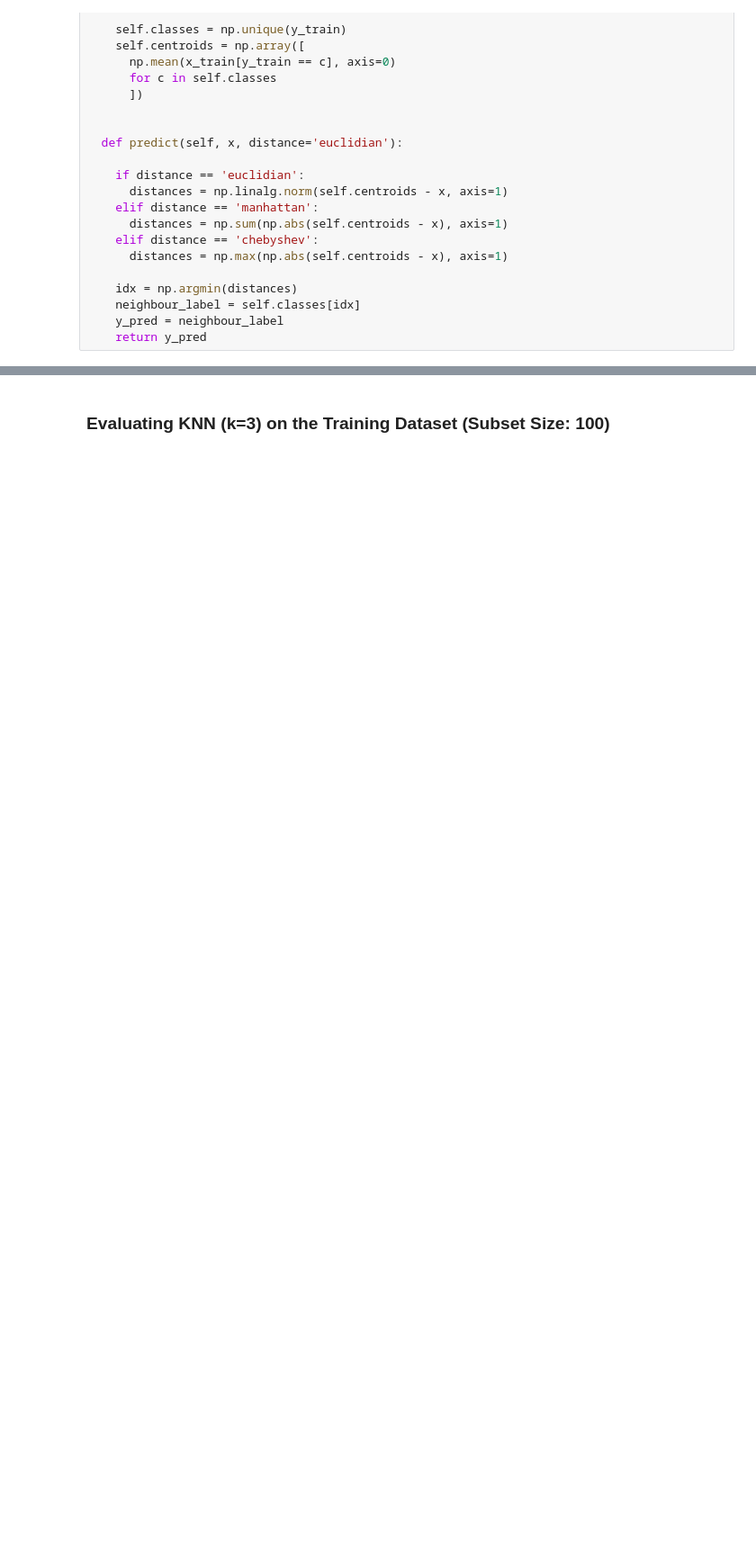
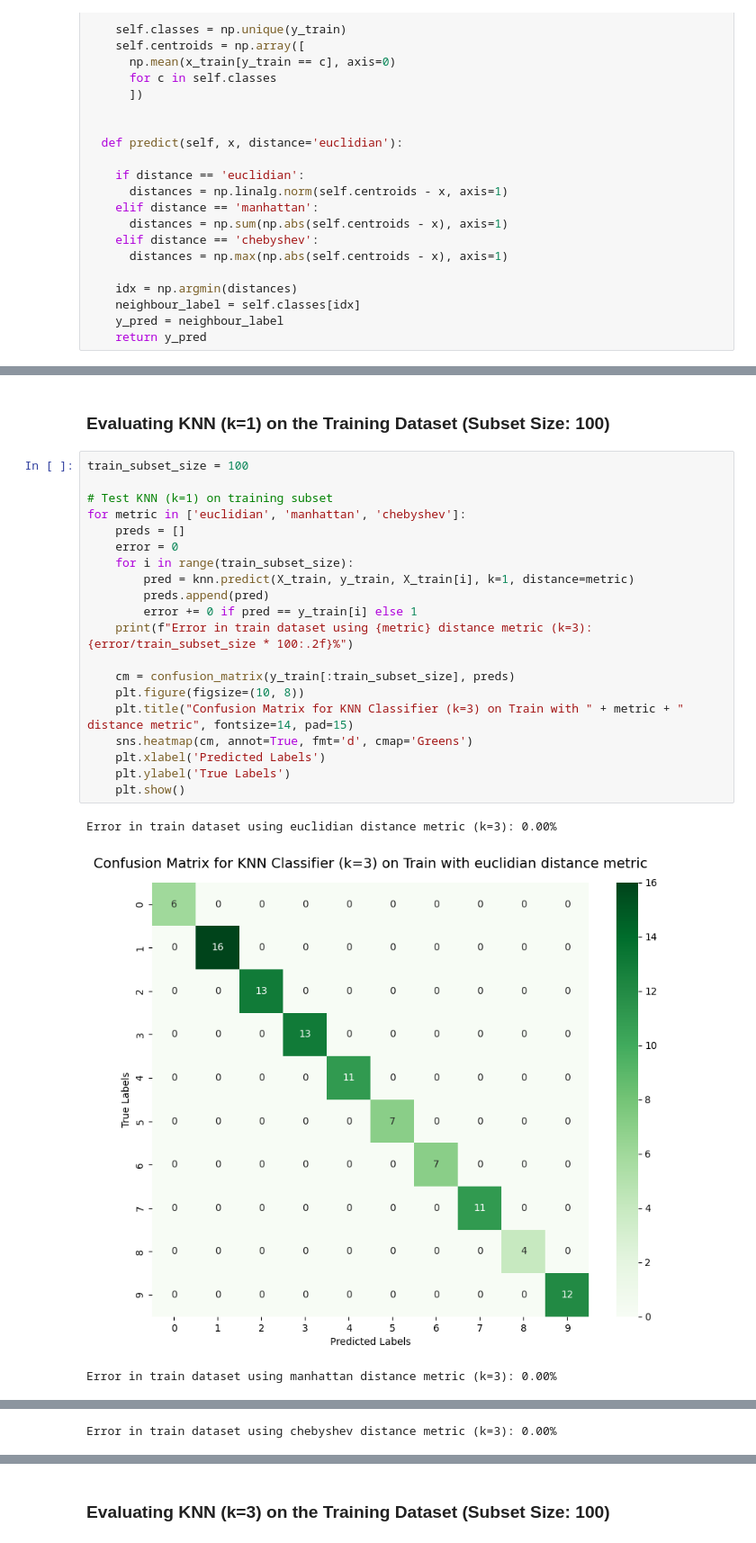
Before and after one commit to giannisster/knn-and-centroid-tests-over-cifar10, a Jupyter notebook: DL_Task_1.ipynb, the cells around one changed output, grey strips where cells are left out. Shown at 90% size. Drawn from its saved outputs; the diff is of its cells as text; blank space fills up the shorter version.

```diff
--- a/DL_Task_1.ipynb
+++ b/DL_Task_1.ipynb
@@ -133,0 +204,26 @@ for metric in ['euclidian', 'manhattan', 'chebyshev']:
+# %% [markdown]
+### Evaluating KNN (k=1) on the Training Dataset (Subset Size: 100)
+# %%
+train_subset_size = 100
+
+# Test KNN (k=1) on training subset
+for metric in ['euclidian', 'manhattan', 'chebyshev']:
+    preds = []
+    error = 0
+    for i in range(train_subset_size):
+        pred = knn.predict(X_train, y_train, X_train[i], k=1, distance=metric)
+        preds.append(pred)
+        error += 0 if pred == y_train[i] else 1
+    print(f"Error in train dataset using {metric} distance metric (k=3): {error/train_subset_size * 100:.2f}%")
+
+    cm = confusion_matrix(y_train[:train_subset_size], preds)
+    plt.figure(figsize=(10, 8))
+    plt.title("Confusion Matrix for KNN Classifier (k=3) on Train with " + metric + " distance metric", fontsize=14, pad=15)
+    sns.heatmap(cm, annot=True, fmt='d', cmap='Greens')
+    plt.xlabel('Predicted Labels')
+    plt.ylabel('True Labels')
+    plt.show()
+# %% [output]
+Error in train dataset using euclidian distance metric (k=3): 0.00%
+[figure, added]
+Error in train dataset using manhattan distance metric (k=3): 0.00%
@@ -133,0 +231 @@ for metric in ['euclidian', 'manhattan', 'chebyshev']:
+Error in train dataset using chebyshev distance metric (k=3): 0.00%
```
Also changed, not shown: parts of 15 cells of this notebook.
